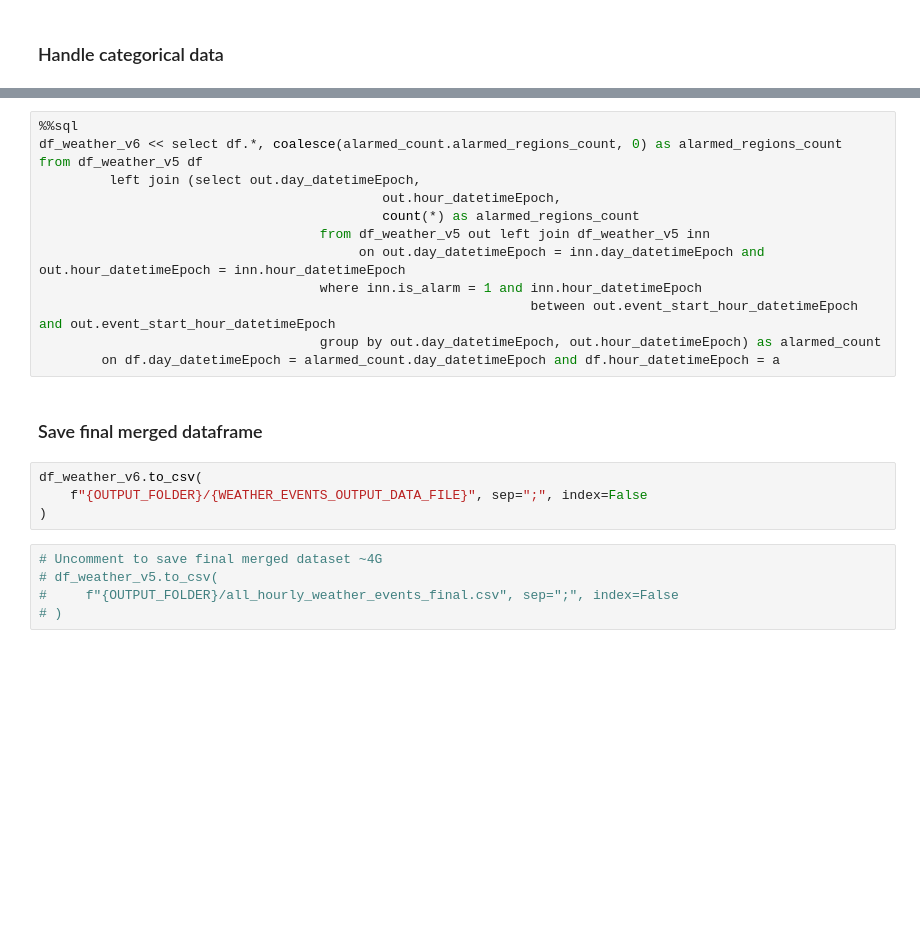
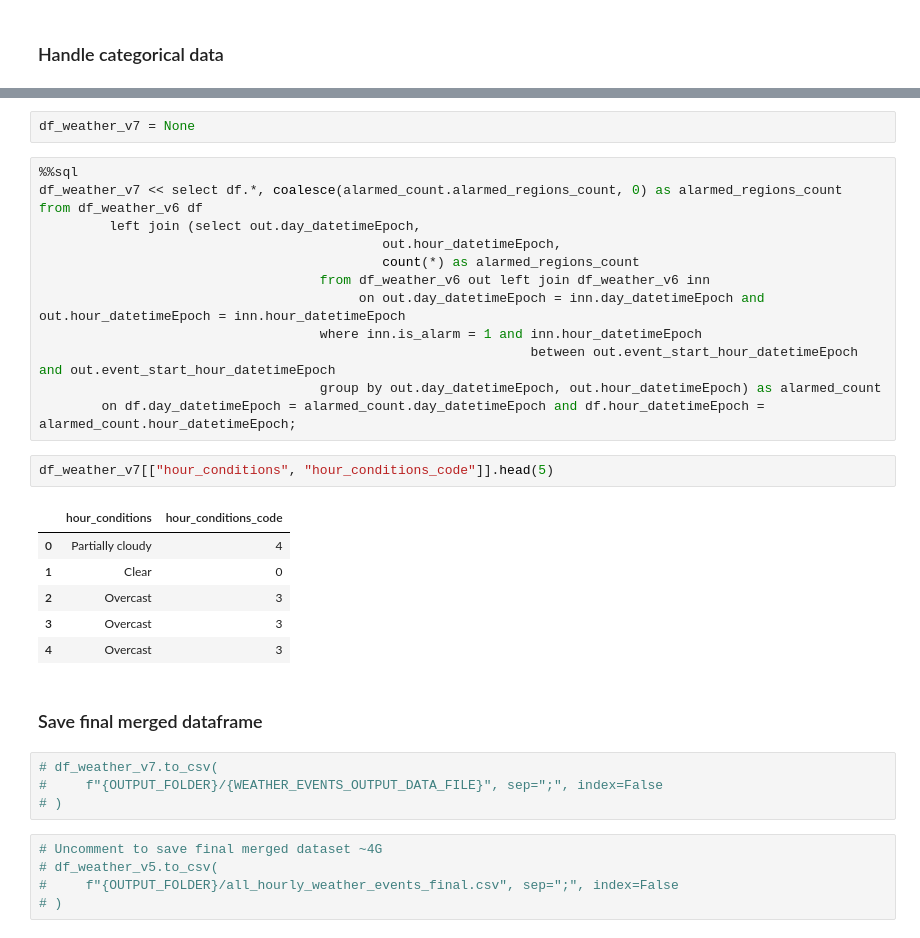
Before and after one commit to technicsx/SD_SaaS_Project, a Jupyter notebook: 2_data_preparation/3_prepare_final_dataset.ipynb, the cells around one changed output, grey strips where cells are left out. Drawn from its saved outputs; the diff is of its cells as text; blank space fills up the shorter version.

```diff
--- a/2_data_preparation/3_prepare_final_dataset.ipynb
+++ b/2_data_preparation/3_prepare_final_dataset.ipynb
@@ -524,22 +607,33 @@ df_weather_v6[["hour_conditions", "hour_conditions_code"]].head(5)
+# %%
+df_weather_v7 = None
 # %%
 %%sql
-df_weather_v6 << select df.*, coalesce(alarmed_count.alarmed_regions_count, 0) as alarmed_regions_count
-from df_weather_v5 df
+df_weather_v7 << select df.*, coalesce(alarmed_count.alarmed_regions_count, 0) as alarmed_regions_count
+from df_weather_v6 df
          left join (select out.day_datetimeEpoch,
                                             out.hour_datetimeEpoch,
                                             count(*) as alarmed_regions_count
-                                    from df_weather_v5 out left join df_weather_v5 inn
+                                    from df_weather_v6 out left join df_weather_v6 inn
                                          on out.day_datetimeEpoch = inn.day_datetimeEpoch and out.hour_datetimeEpoch = inn.hour_datetimeEpoch
                                     where inn.is_alarm = 1 and inn.hour_datetimeEpoch
                                                                between out.event_start_hour_datetimeEpoch and out.event_start_hour_datetimeEpoch
                                     group by out.day_datetimeEpoch, out.hour_datetimeEpoch) as alarmed_count
-        on df.day_datetimeEpoch = alarmed_count.day_datetimeEpoch and df.hour_datetimeEpoch = a
+        on df.day_datetimeEpoch = alarmed_count.day_datetimeEpoch and df.hour_datetimeEpoch = alarmed_count.hour_datetimeEpoch;
+# %%
+df_weather_v7[["hour_conditions", "hour_conditions_code"]].head(5)
+# %% [output]
+|  | hour_conditions | hour_conditions_code |
+| 0 | Partially cloudy | 4 |
+| 1 | Clear | 0 |
+| 2 | Overcast | 3 |
+| 3 | Overcast | 3 |
+| 4 | Overcast | 3 |
 # %% [markdown]
 ### Save final merged dataframe
 # %%
-df_weather_v6.to_csv(
-    f"{OUTPUT_FOLDER}/{WEATHER_EVENTS_OUTPUT_DATA_FILE}", sep=";", index=False
-)
+# df_weather_v7.to_csv(
+#     f"{OUTPUT_FOLDER}/{WEATHER_EVENTS_OUTPUT_DATA_FILE}", sep=";", index=False
+# )
 # %%
 # Uncomment to save final merged dataset ~4G
 # df_weather_v5.to_csv(
```
Also changed, not shown: parts of 22 cells of this notebook, 23 other files.
